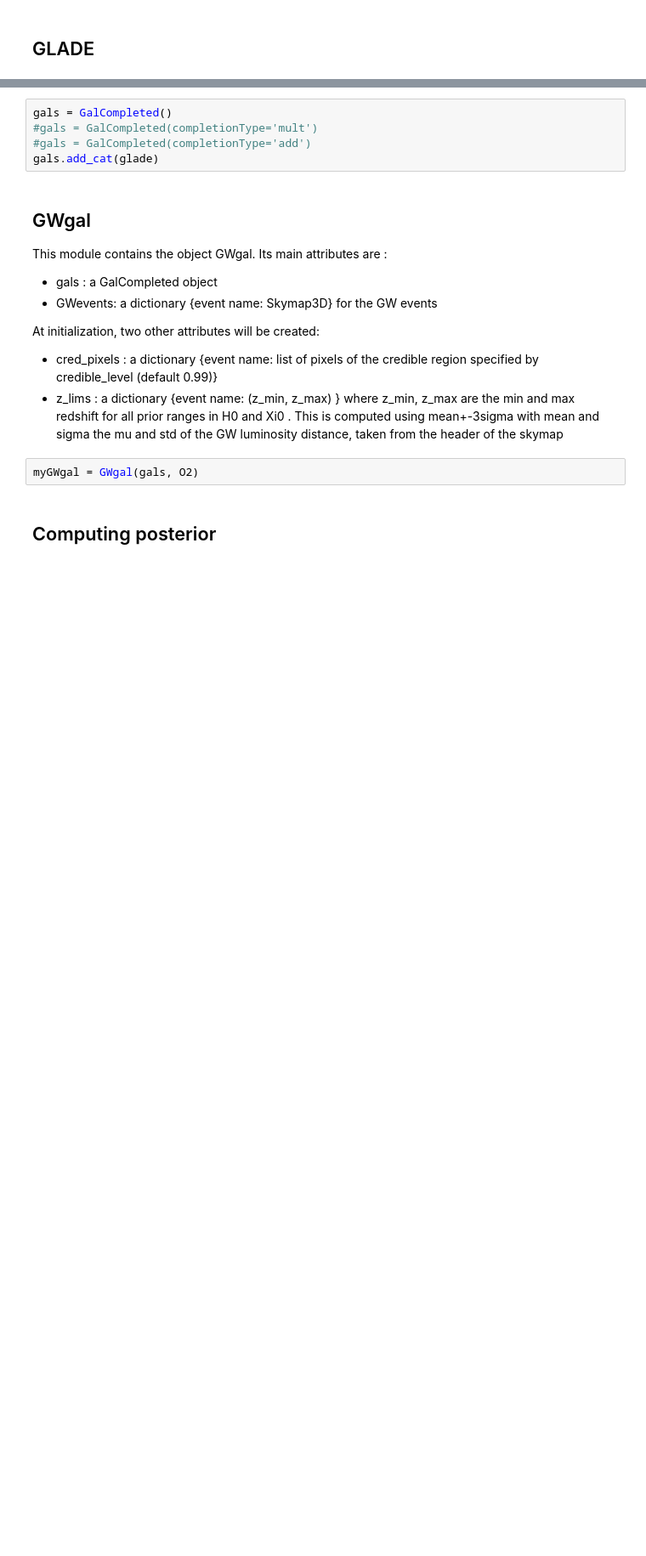
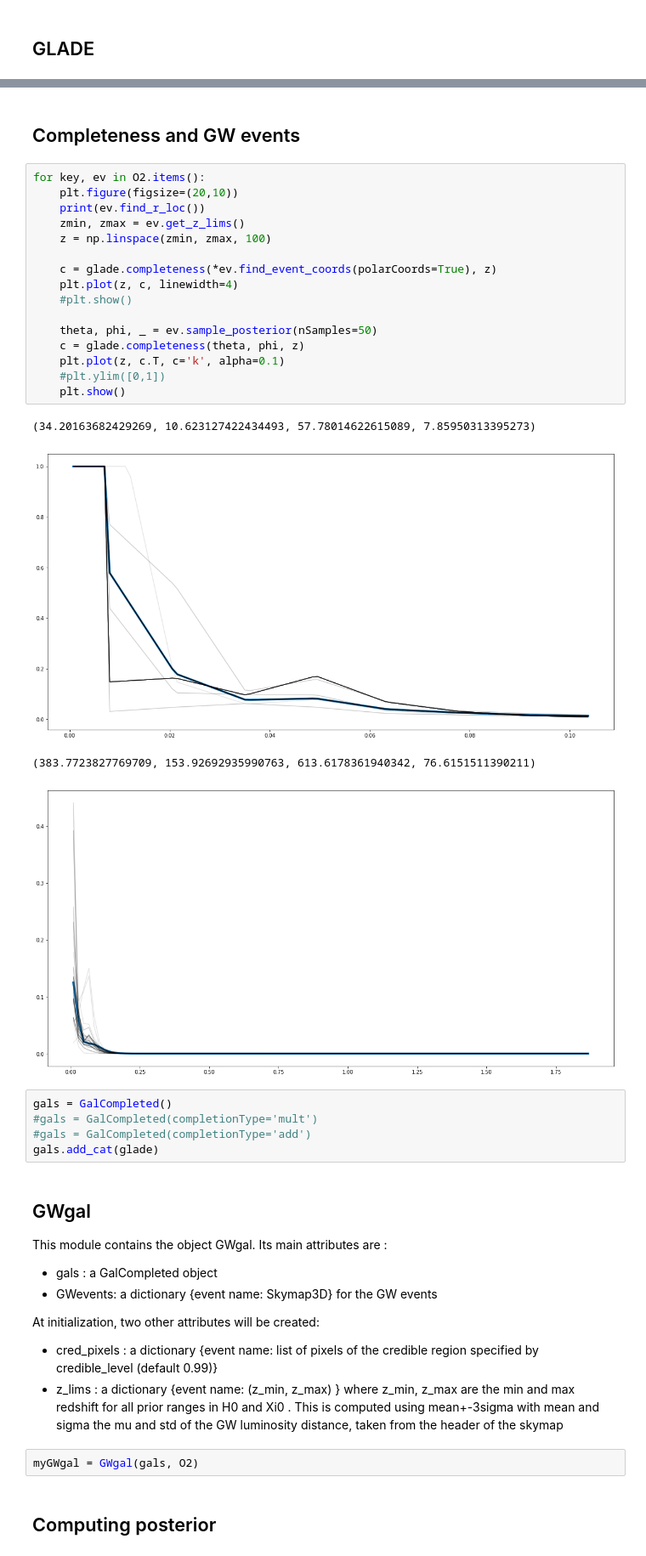
Before and after one commit to CosmoStatGW/DarkSirensStat, a Jupyter notebook: notebooks/Xi0Stat_tutorial.ipynb, the cells around one changed output, grey strips where cells are left out. Shown at 85% size. Saved outputs shown, nothing was run; the diff lists cells and outputs as text; blank space fills up the shorter version.

```diff
--- a/notebooks/Xi0Stat_tutorial.ipynb
+++ b/notebooks/Xi0Stat_tutorial.ipynb
@@ -101,5 +102,28 @@ Computing in parallel...
 Final computations for completeness...
 Done.
+# %% [markdown]
+## Completeness and GW events
+# %%
+for key, ev in O2.items():
+    plt.figure(figsize=(20,10))
+    print(ev.find_r_loc())
+    zmin, zmax = ev.get_z_lims()
+    z = np.linspace(zmin, zmax, 100)
+
+    c = glade.completeness(*ev.find_event_coords(polarCoords=True), z)
+    plt.plot(z, c, linewidth=4)
+    #plt.show()
+
+    theta, phi, _ = ev.sample_posterior(nSamples=50)
+    c = glade.completeness(theta, phi, z)
+    plt.plot(z, c.T, c='k', alpha=0.1)
+    #plt.ylim([0,1])
+    plt.show()
+# %% [output]
+(34.20163682429269, 10.623127422434493, 57.78014622615089, 7.85950313395273)
+[figure, added]
+(383.7723827769709, 153.92692935990763, 613.6178361940342, 76.6151511390211)
+[figure, added]
 # %%
 gals = GalCompleted()
 #gals = GalCompleted(completionType='mult')
```
Also changed, not shown: parts of 9 cells of this notebook, 5 other files.
